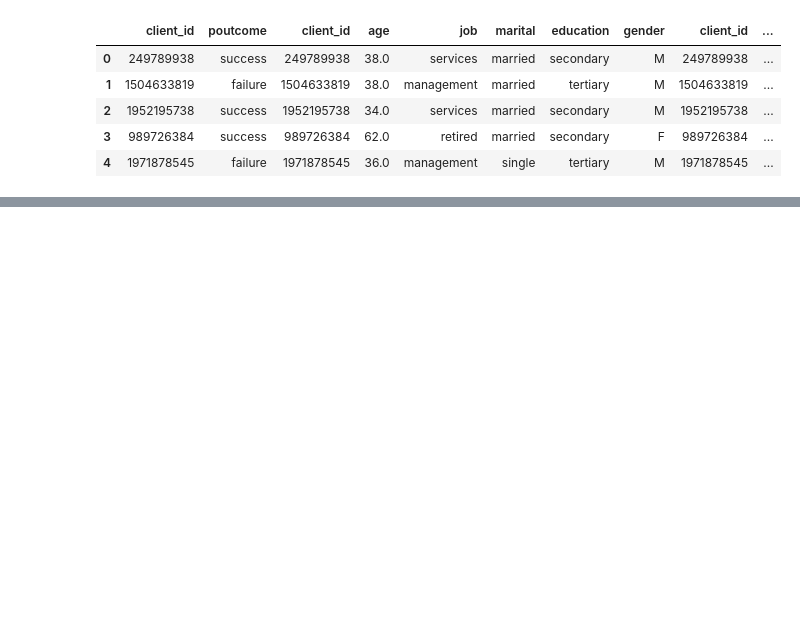
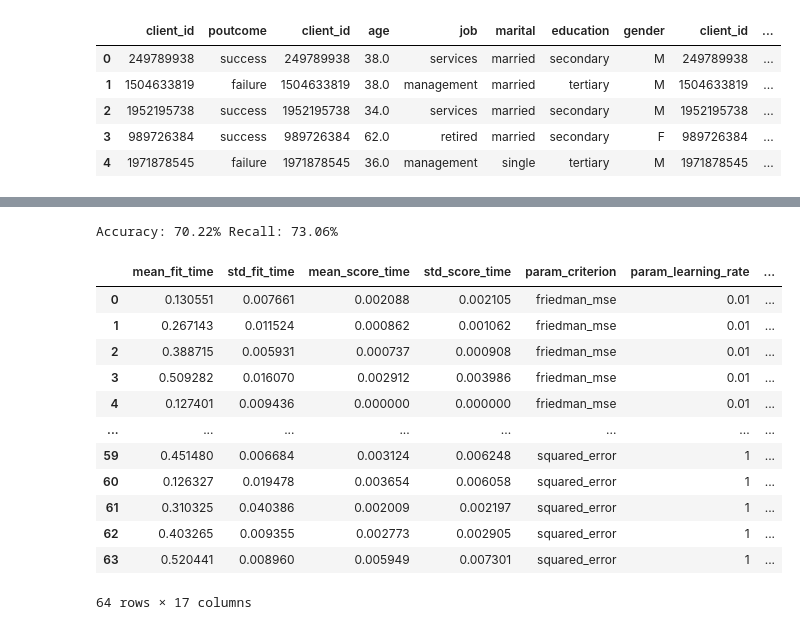
Before and after one commit to VladislavSpirydonau/Final-project-C4Y, a Jupyter notebook: nn.ipynb, the cells around one changed output, grey strips where cells are left out. Saved outputs shown, nothing was run; the diff lists cells and outputs as text; code cells hidden in the pictures; blank space fills up the shorter version.

Commit message:
pipeline engeniring

```diff
--- a/nn.ipynb
+++ b/nn.ipynb
@@ -122,0 +93,33 @@ X_test = scaler.transform(X_test)
+# %%
+num_features = ['age', 'mean_balance', 'max_balance', 'min_balance']
+cat_features = ['job', 'currency']
+labeled_features = ['marital', 'education', 'gender', 'has_deposits', 'loan', 'has_insurance', 'has_mortgage']
+
+
+# Create transformers for the numerical and categorical features
+numeric_transformer = Pipeline(steps=[
+    ('imputer', SimpleImputer(strategy='median')),
+    ('scaler', StandardScaler())])
+
+categorical_transformer = Pipeline(steps=[
+    ('imputer', SimpleImputer(strategy='constant', fill_value='unknown')),
+    ('onehot', OneHotEncoder(handle_unknown='ignore'))])
+
+labeled_transformer = Pipeline(steps=[
+    ('imputer', SimpleImputer(strategy='constant', fill_value='no')),
+    ('label', OrdinalEncoder())])
+
+
+# Create a column transformer to apply the transformations to the respective columns
+preprocessor = ColumnTransformer(
+    transformers=[
+        ('num', numeric_transformer, num_features),
+        ('cat', categorical_transformer, cat_features),
+        ('label', labeled_transformer, labeled_features)
+            ])
+
+# Full pipeline
+pipeline = Pipeline(steps=[
+    ('preprocessor', preprocessor),
+    ('interaction', InteractionScoreTransformer()),
+    ('classifier', GradientBoostingClassifier(criterion = 'squared_error', learning_rate=0.1, loss='log_loss', n_estimators=50))])
@@ -123,14 +147,37 @@ X_test = scaler.transform(X_test)
+# %%
+y_pred = pipeline.predict(X_test)
+accuracy = accuracy_score(y_test, y_pred)
+recall = recall_score(y_test, y_pred)
+print("Accuracy: {:.2f}%".format(accuracy * 100), "Recall: {:.2f}%".format(recall * 100))
+# %% [output]
+Accuracy: 70.22% Recall: 73.06%
 # %%
 from sklearn.model_selection import GridSearchCV
+
 parameters = {
+    'loss': ('log_loss', 'exponential'),
+    'learning_rate': [0.01, 0.1, 0.5, 1],
     'n_estimators': [50, 100, 150, 200],
-    'learning_rate': [0.5, 1, 0.25],
-    'algorithm': ('SAMME', 'SAMME.R')
+    'criterion': ('friedman_mse', 'squared_error')
 }
-dt = AdaBoostClassifier()
+dt = GradientBoostingClassifier()
 gs = GridSearchCV(dt, parameters, scoring='recall')
 gs.fit(X_train, y_train)
 results = pd.DataFrame(gs.cv_results_)
 results
+# %% [output]
+|  | mean_fit_time | std_fit_time | mean_score_time | std_score_time | param_criterion | param_learning_rate | ... |
+| 0 | 0.130551 | 0.007661 | 0.002088 | 0.002105 | friedman_mse | 0.01 | ... |
+| 1 | 0.267143 | 0.011524 | 0.000862 | 0.001062 | friedman_mse | 0.01 | ... |
+| 2 | 0.388715 | 0.005931 | 0.000737 | 0.000908 | friedman_mse | 0.01 | ... |
+| 3 | 0.509282 | 0.016070 | 0.002912 | 0.003986 | friedman_mse | 0.01 | ... |
+| 4 | 0.127401 | 0.009436 | 0.000000 | 0.000000 | friedman_mse | 0.01 | ... |
+| ... | ... | ... | ... | ... | ... | ... | ... |
+| 59 | 0.451480 | 0.006684 | 0.003124 | 0.006248 | squared_error | 1 | ... |
+| 60 | 0.126327 | 0.019478 | 0.003654 | 0.006058 | squared_error | 1 | ... |
+| 61 | 0.310325 | 0.040386 | 0.002009 | 0.002197 | squared_error | 1 | ... |
+| 62 | 0.403265 | 0.009355 | 0.002773 | 0.002905 | squared_error | 1 | ... |
+| 63 | 0.520441 | 0.008960 | 0.005949 | 0.007301 | squared_error | 1 | ... |
+64 rows × 17 columns
 # %%
 results.loc[results["rank_test_score"] == 1]
```
Also changed, not shown: parts of 18 cells of this notebook, 2 other files.
